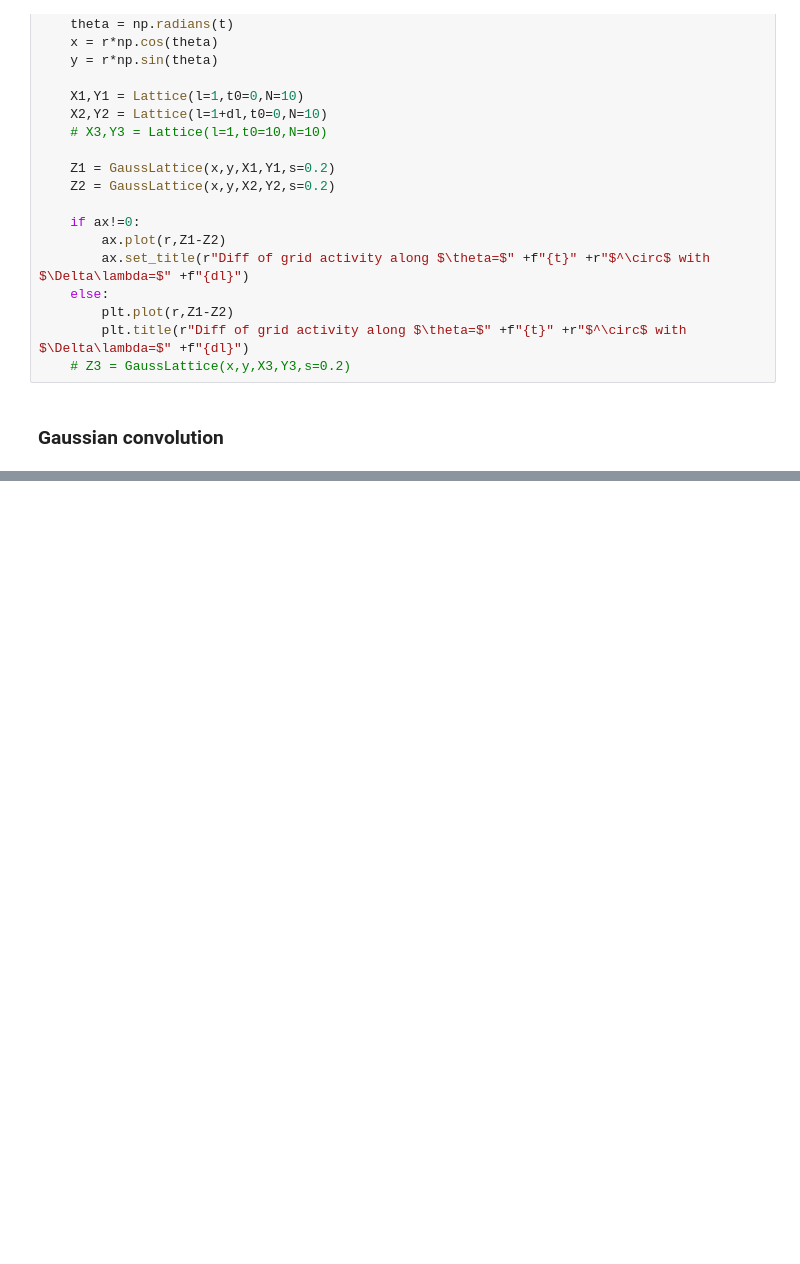
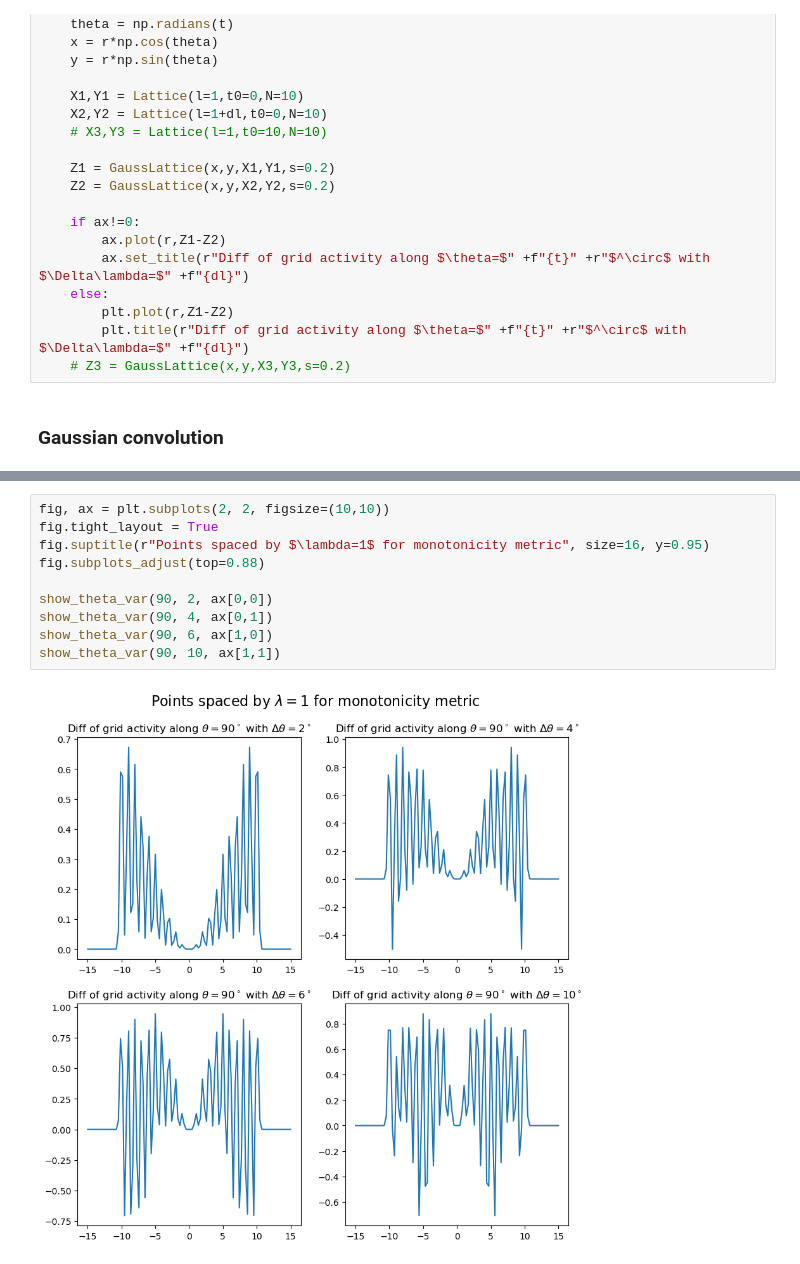
Before and after one commit to MathePhysics/GriDDE, a Jupyter notebook: ipynb/ActivityDiff.ipynb, the cells around one changed output, grey strips where cells are left out. Drawn from its saved outputs; the diff is of its cells as text; blank space fills up the shorter version.

```diff
--- a/ipynb/ActivityDiff.ipynb
+++ b/ipynb/ActivityDiff.ipynb
@@ -187,0 +225,12 @@ plt.show()
+# %%
+fig, ax = plt.subplots(2, 2, figsize=(10,10))
+fig.tight_layout = True
+fig.suptitle(r"Points spaced by $\lambda=1$ for monotonicity metric", size=16, y=0.95)
+fig.subplots_adjust(top=0.88)
+
+show_theta_var(90, 2, ax[0,0])
+show_theta_var(90, 4, ax[0,1])
+show_theta_var(90, 6, ax[1,0])
+show_theta_var(90, 10, ax[1,1])
+# %% [output]
+[figure, added]
```
Also changed, not shown: parts of 7 cells of this notebook.
